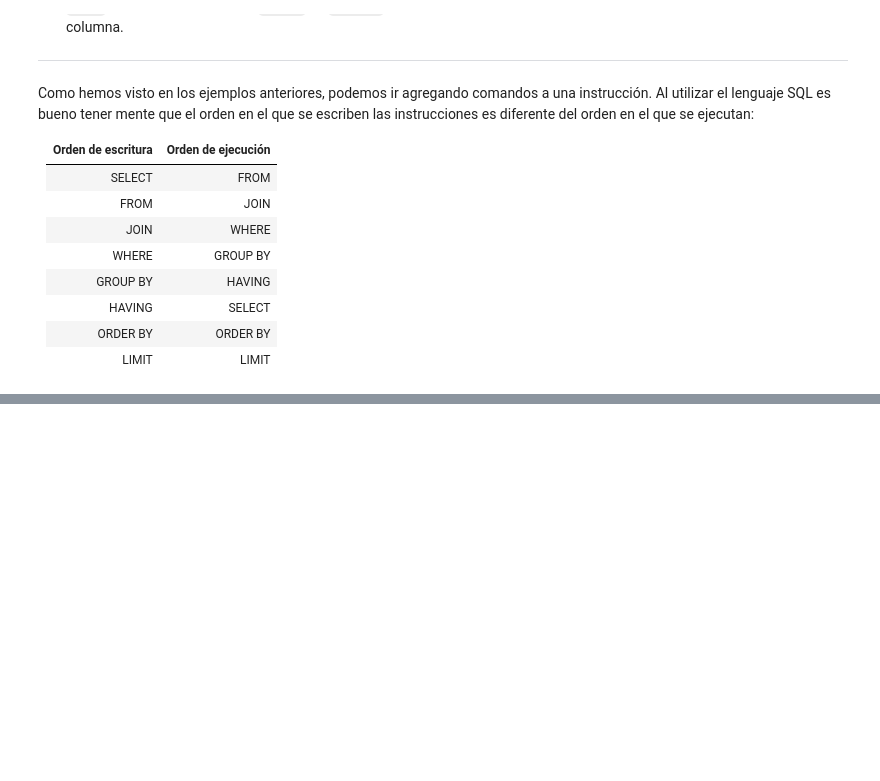
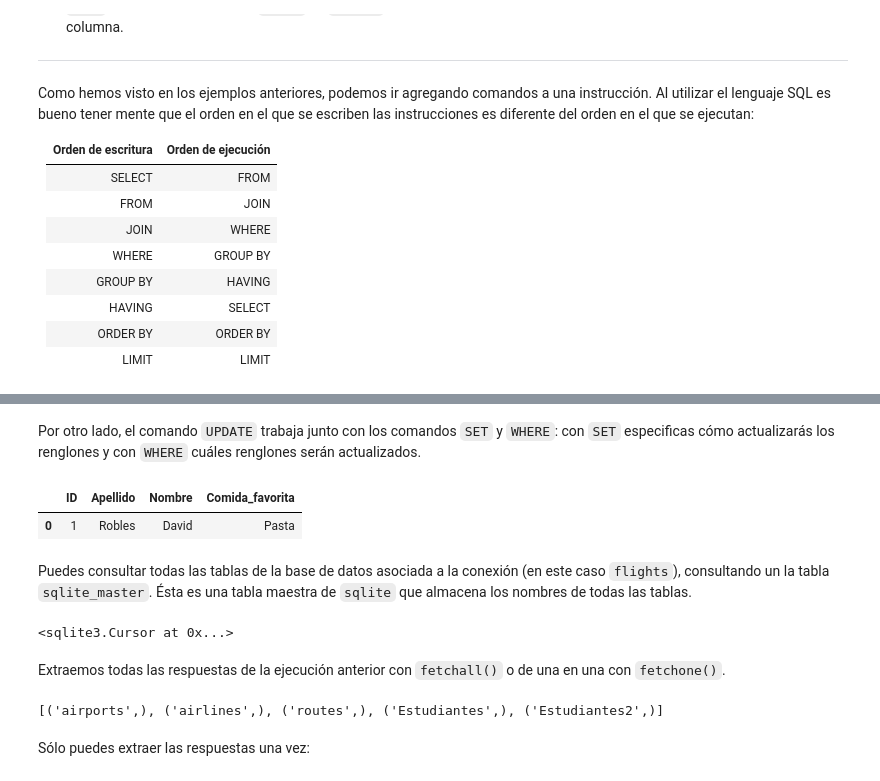
Before and after one commit to m-durand/propedeutico_python, a Jupyter notebook: notebooks/7_SQL_basico.ipynb, the cells around one changed output, grey strips where cells are left out. Drawn from its saved outputs; the diff is of its cells as text; code cells hidden in the pictures; blank space fills up the shorter version.

```diff
--- a/notebooks/7_SQL_basico.ipynb
+++ b/notebooks/7_SQL_basico.ipynb
@@ -447,0 +479,37 @@ df
+# %% [markdown]
+Por otro lado, el comando `UPDATE` trabaja junto con los comandos `SET` y `WHERE`: con `SET` especificas cómo actualizarás los renglones y con `WHERE` cuáles renglones serán actualizados.
+# %%
+q = '''
+    UPDATE
+        estudiantes
+    SET
+        Comida_favorita = 'Pasta'
+    WHERE
+        ID = 1
+    ;
+    '''
+
+cur.execute(q)
+
+# lo visualizamos
+df = pd.read_sql(q_all, con)
+df
+# %% [output]
+|  | ID | Apellido | Nombre | Comida_favorita |
+| 0 | 1 | Robles | David | Pasta |
+# %% [markdown]
+Puedes consultar todas las tablas de la base de datos asociada a la conexión (en este caso `flights`), consultando un la tabla `sqlite_master`. Ésta es una tabla maestra de `sqlite` que almacena los nombres de todas las tablas.
+# %%
+q = 'SELECT name from sqlite_master where type= "table"'
+
+cur.execute(q)
+# %% [output]
+<sqlite3.Cursor at 0x...>
+# %% [markdown]
+Extraemos todas las respuestas de la ejecución anterior con `fetchall()` o de una en una con `fetchone()`.
+# %%
+print(cur.fetchall())
+# %% [output]
+[('airports',), ('airlines',), ('routes',), ('Estudiantes',), ('Estudiantes2',)]
+# %% [markdown]
+Sólo puedes extraer las respuestas una vez:
```
Also changed, not shown: parts of 32 cells of this notebook.
